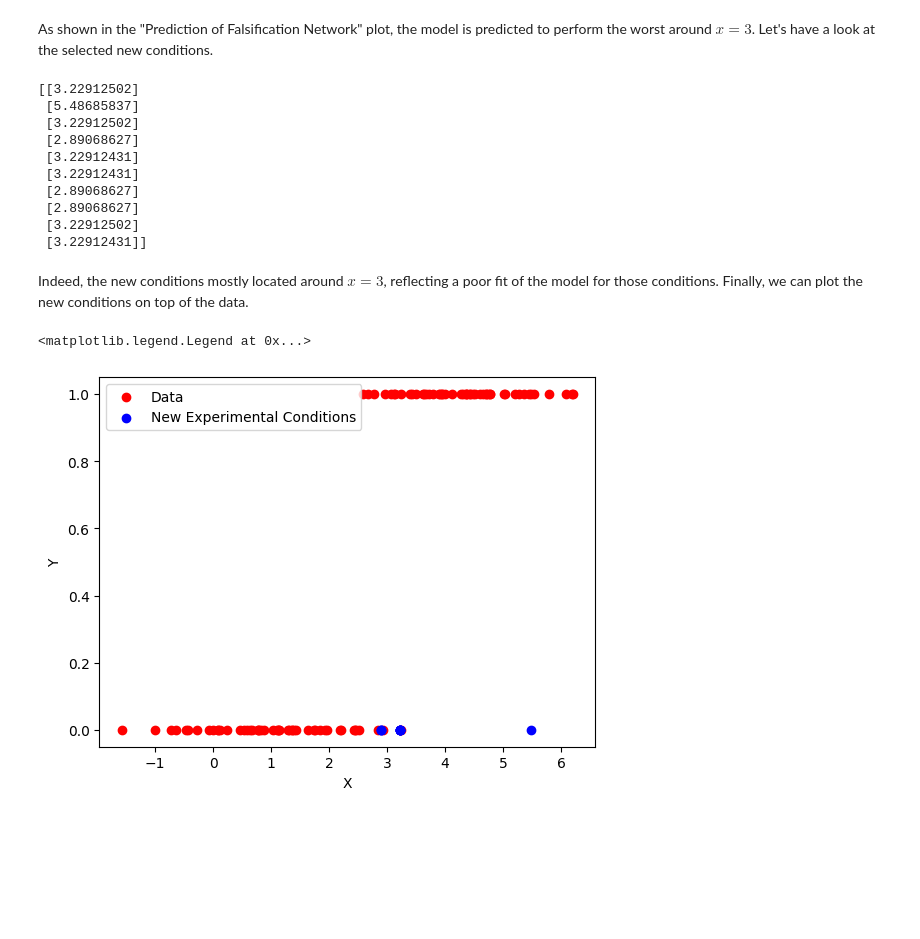
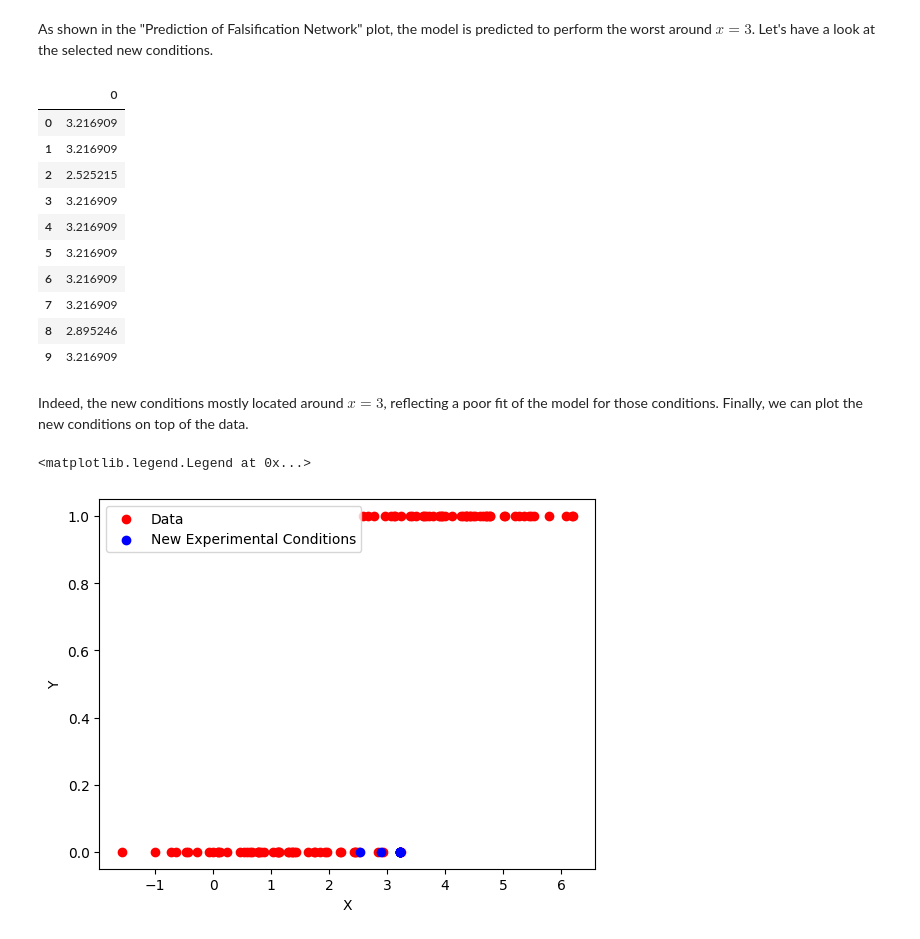
Before and after one commit to AutoResearch/autora-experimentalist-falsification, a Jupyter notebook: docs/Basic Usage.ipynb, the cells around one changed output. Saved outputs shown, nothing was run; the diff lists cells and outputs as text; code cells hidden in the pictures; blank space fills up the shorter version.

Commit message:
feat: make return values of sampler and pooler pd.Dataframe

```diff
--- a/docs/Basic Usage.ipynb
+++ b/docs/Basic Usage.ipynb
@@ -226,20 +224,20 @@ new_conditions = falsification_pool(
     )
 # %% [markdown]
 As shown in the "Prediction of Falsification Network" plot, the model is predicted to perform the worst around $x=3$. Let's have a look at the selected new conditions.
-# %%
-new_conditions = np.array(list(new_conditions))
-print(new_conditions)
-# %% [output]
-[[3.22912502]
- [5.48685837]
- [3.22912502]
- [2.89068627]
- [3.22912431]
- [3.22912431]
- [2.89068627]
- [2.89068627]
- [3.22912502]
- [3.22912431]]
+# %%
+new_conditions
+# %% [output]
+|  | 0 |
+| 0 | 3.216909 |
+| 1 | 3.216909 |
+| 2 | 2.525215 |
+| 3 | 3.216909 |
+| 4 | 3.216909 |
+| 5 | 3.216909 |
+| 6 | 3.216909 |
+| 7 | 3.216909 |
+| 8 | 2.895246 |
+| 9 | 3.216909 |
 # %% [markdown]
 Indeed, the new conditions mostly located around $x=3$, reflecting a poor fit of the model for those conditions. Finally, we can plot the new conditions on top of the data.
 # %%
@@ -252,4 +250,4 @@ ax.set_ylabel("Y")
 ax.legend()
 # %% [output]
 <matplotlib.legend.Legend at 0x...>
-[figure, old version]
+[figure, new version]
```
Also changed, not shown: parts of 9 cells of this notebook, 5 other files.
